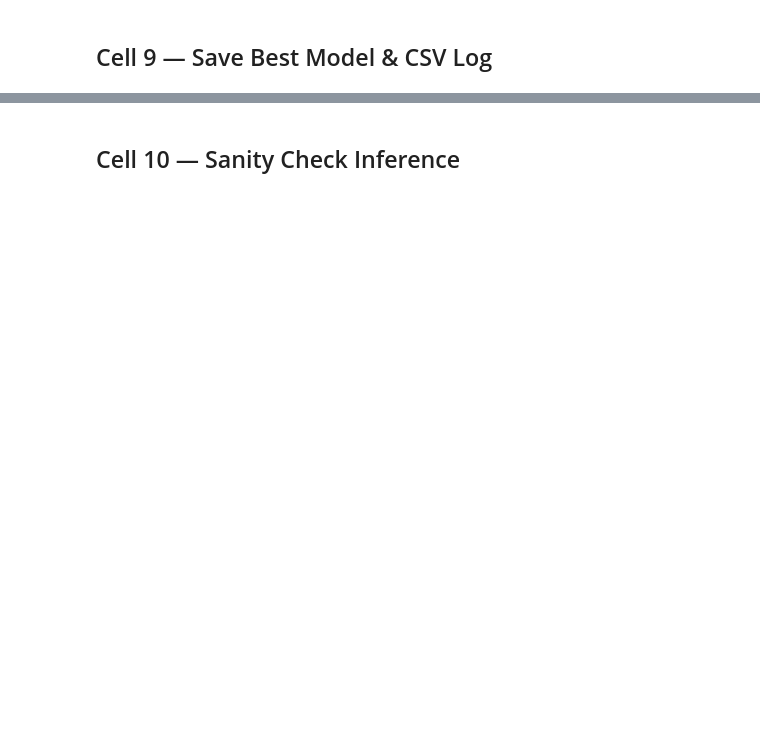
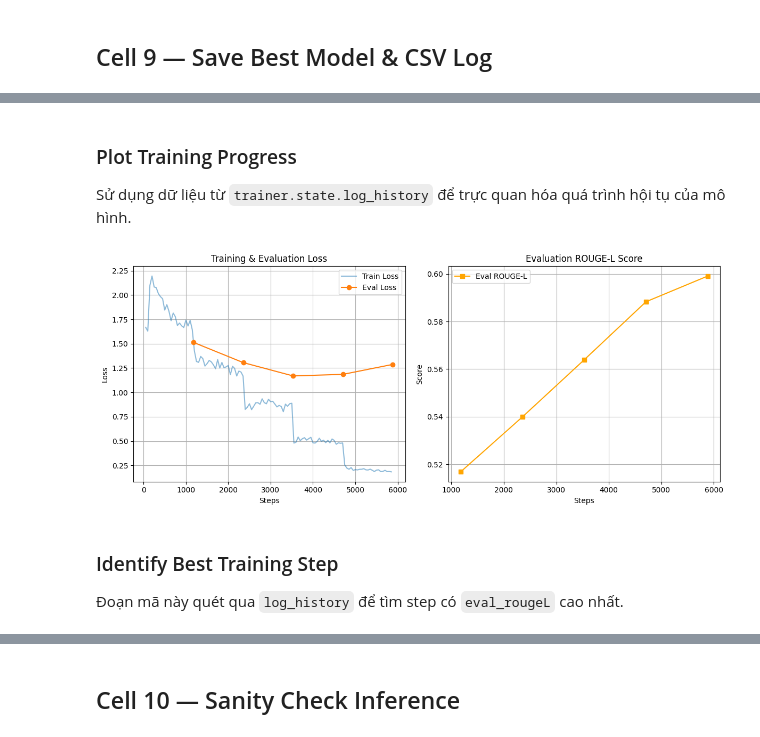
Before and after one commit to conluoi123/VietNamese_MediCal_Virtual_Assistant, a Jupyter notebook: notebooks/03b_train_bartpho.ipynb, the cells around one changed output, grey strips where cells are left out. Drawn from its saved outputs; the diff is of its cells as text; code cells hidden in the pictures; blank space fills up the shorter version.

```diff
--- a/notebooks/03b_train_bartpho.ipynb
+++ b/notebooks/03b_train_bartpho.ipynb
@@ -370,3 +400,50 @@ for entry in reversed(trainer.state.log_history):
         print(f"  eval_rouge2 : {entry.get('eval_rouge2', 'N/A')}")
         print(f"  eval_rougeL : {entry.get('eval_rougeL', 'N/A')}")
         break
+# %% [markdown]
+### Plot Training Progress
+Sử dụng dữ liệu từ `trainer.state.log_history` để trực quan hóa quá trình hội tụ của mô hình.
+# %%
+import matplotlib.pyplot as plt
+import pandas as pd
+
+# Trích xuất log
+history = trainer.state.log_history
+
+train_loss = [x['loss'] for x in history if 'loss' in x]
+train_steps = [x['step'] for x in history if 'loss' in x]
+
+eval_loss = [x['eval_loss'] for x in history if 'eval_loss' in x]
+eval_rougeL = [x['eval_rougeL'] for x in history if 'eval_rougeL' in x]
+eval_steps = [x['step'] for x in history if 'eval_loss' in x]
+
+plt.figure(figsize=(12, 5))
+
+# Biểu đồ Loss
+plt.subplot(1, 2, 1)
+plt.plot(train_steps, train_loss, label='Train Loss', alpha=0.5)
+if eval_loss:
+    plt.plot(eval_steps, eval_loss, label='Eval Loss', marker='o')
+plt.title('Training & Evaluation Loss')
+plt.xlabel('Steps')
+plt.ylabel('Loss')
+plt.legend()
+plt.grid(True)
+
+# Biểu đồ ROUGE Score
+plt.subplot(1, 2, 2)
+if eval_rougeL:
+    plt.plot(eval_steps, eval_rougeL, label='Eval ROUGE-L', color='orange', marker='s')
+    plt.title('Evaluation ROUGE-L Score')
+    plt.xlabel('Steps')
+    plt.ylabel('Score')
+    plt.legend()
+    plt.grid(True)
+
+plt.tight_layout()
+plt.show()
+# %% [output]
+[figure, added]
+# %% [markdown]
+### Identify Best Training Step
+Đoạn mã này quét qua `log_history` để tìm step có `eval_rougeL` cao nhất.
```
Also changed, not shown: parts of 6 cells of this notebook, 36 other files.
